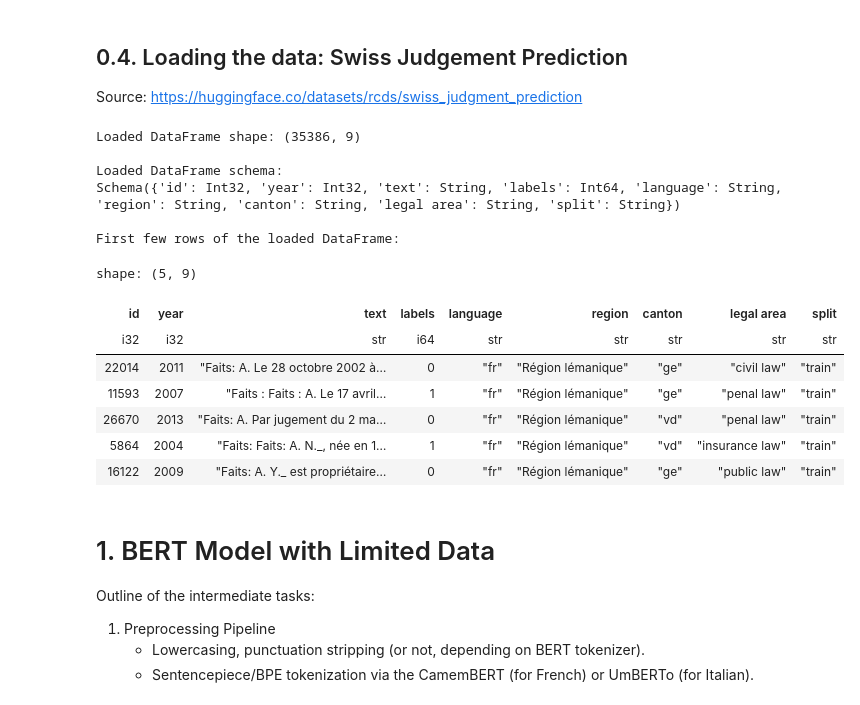
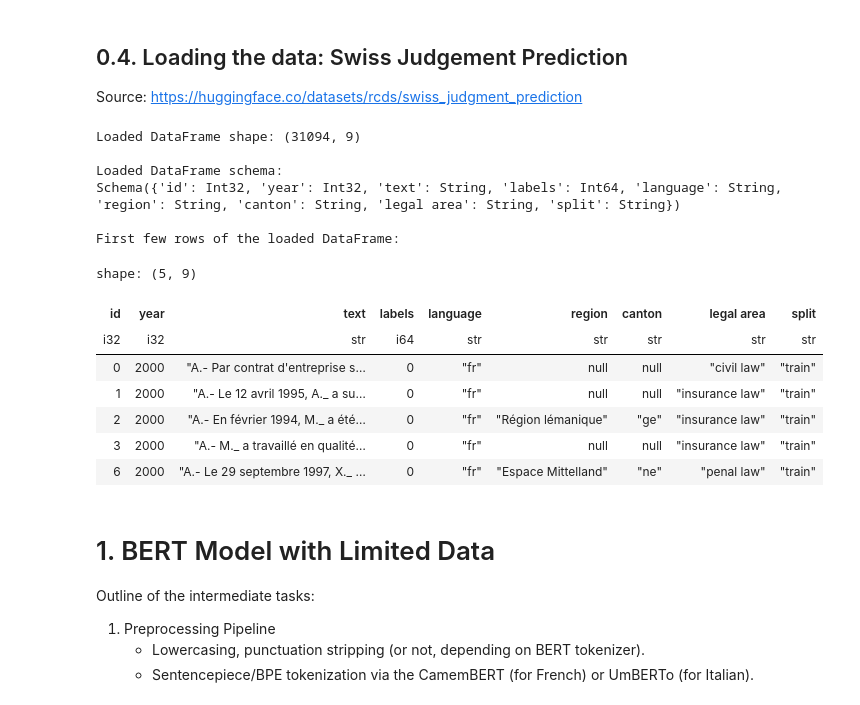
Before and after one commit to pablo-fdz/adv_nlp_final_assessment, a Jupyter notebook: part_2_ds_challenge.ipynb, the cells around one changed output. Cells and saved outputs as stored; diff of their text form; code cells hidden in the pictures.

```diff
--- a/part_2_ds_challenge.ipynb
+++ b/part_2_ds_challenge.ipynb
@@ -66,29 +60,29 @@ Seed set to 42. This ensures reproducibility of results across runs.
 Source: https://huggingface.co/datasets/rcds/swiss_judgment_prediction
 # %%
 # Load the cleaned Parquet file
-df = pl.read_parquet('swiss_judgment_prediction_fr&it_clean.parquet')
+df = pl.read_parquet('data\FRENCH_swiss_judgment_prediction_combined.parquet')
 
 # Display the loaded DataFrame
 print("\nLoaded DataFrame shape:", df.shape)
 print("\nLoaded DataFrame schema:")
 print(df.schema)
 print("\nFirst few rows of the loaded DataFrame:")
 df.head()
 # %% [output]
-Loaded DataFrame shape: (35386, 9)
+Loaded DataFrame shape: (31094, 9)
 
 Loaded DataFrame schema:
 Schema({'id': Int32, 'year': Int32, 'text': String, 'labels': Int64, 'language': String, 'region': String, 'canton': String, 'legal area': String, 'split': String})
 
 First few rows of the loaded DataFrame:
 shape: (5, 9)
 | id | year | text | labels | language | region | canton | legal area | split |
 | i32 | i32 | str | i64 | str | str | str | str | str |
-| 22014 | 2011 | "Faits: A. Le 28 octobre 2002 à… | 0 | "fr" | "Région lémanique" | "ge" | "civil law" | "train" |
-| 11593 | 2007 | "Faits : Faits : A. Le 17 avril… | 1 | "fr" | "Région lémanique" | "ge" | "penal law" | "train" |
-| 26670 | 2013 | "Faits: A. Par jugement du 2 ma… | 0 | "fr" | "Région lémanique" | "vd" | "penal law" | "train" |
-| 5864 | 2004 | "Faits: Faits: A. N._, née en 1… | 1 | "fr" | "Région lémanique" | "vd" | "insurance law" | "train" |
-| 16122 | 2009 | "Faits: A. Y._ est propriétaire… | 0 | "fr" | "Région lémanique" | "ge" | "public law" | "train" |
+| 0 | 2000 | "A.- Par contrat d'entreprise s… | 0 | "fr" | null | null | "civil law" | "train" |
+| 1 | 2000 | "A.- Le 12 avril 1995, A._ a su… | 0 | "fr" | null | null | "insurance law" | "train" |
+| 2 | 2000 | "A.- En février 1994, M._ a été… | 0 | "fr" | "Région lémanique" | "ge" | "insurance law" | "train" |
+| 3 | 2000 | "A.- M._ a travaillé en qualité… | 0 | "fr" | null | null | "insurance law" | "train" |
+| 6 | 2000 | "A.- Le 29 septembre 1997, X._ … | 0 | "fr" | "Espace Mittelland" | "ne" | "penal law" | "train" |
 # %%
 # Split the DataFrame into training, validation and test sets
 train_df = df.filter(pl.col('split') == 'train')
```
Also changed, not shown: parts of 10 cells of this notebook, 4 other files.
